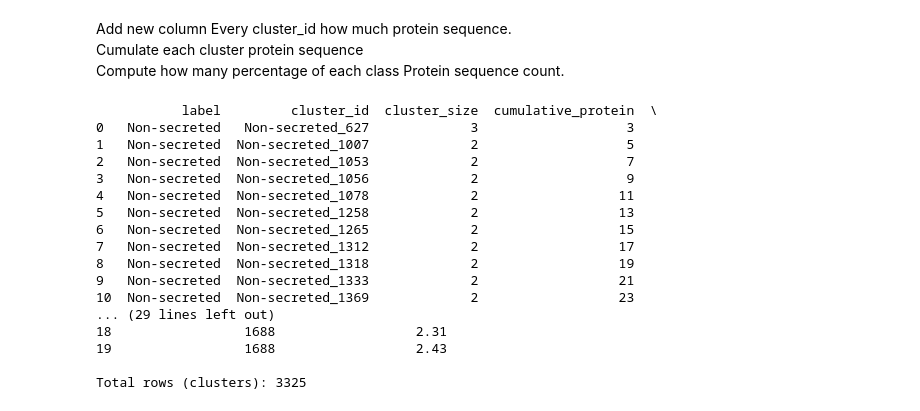
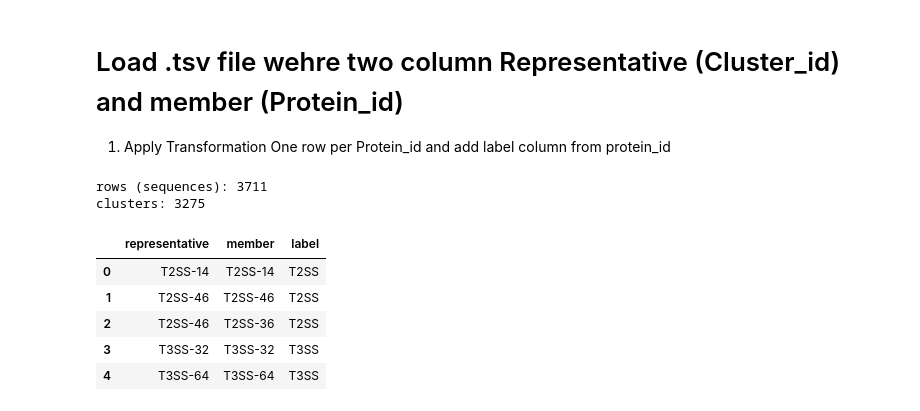
Before and after one commit to varshdin/Protein_Secretion_System_prediction, a Jupyter notebook: Scripts/sumit_secretion_prediction/Train_Test_Split/Formula_perform.ipynb, the cells around one changed output. Saved outputs shown, nothing was run; the diff lists cells and outputs as text; code cells hidden in the pictures.

```diff
--- a/Scripts/sumit_secretion_prediction/Train_Test_Split/Formula_perform.ipynb
+++ b/Scripts/sumit_secretion_prediction/Train_Test_Split/Formula_perform.ipynb
@@ -123,47 +109,21 @@ Total rows: 3651
 # %% [markdown]
-Add new column Every cluster_id how much protein sequence.<br>
-Cumulate each cluster protein sequence <br>
-Compute how many percentage of each class Protein sequence count. <br>
+# Load .tsv file wehre two column Representative (Cluster_id) and member (Protein_id)
+
+1. Apply Transformation One row per Protein_id  and add label column from protein_id
 # %%
-import pandas as pd
+tsv = pd.read_csv(TSV, sep='\t', header=None, names=['representative', 'member'])
+tsv['label'] = tsv['member'].str.rsplit('-', n=1).str[0]
 
-df = pd.read_csv('seq_cluster_class_final.csv',sep=";")  # your existing per-protein file
-
-# cluster-level size
-cluster_sizes = df.groupby(['label', 'cluster_id']).size().reset_index(name='cluster_size')
-
-# sort within each class by cluster_size descending — matches greedy bin-packing order
-cluster_sizes = cluster_sizes.sort_values(['label', 'cluster_size'], ascending=[True, False]).reset_index(drop=True)
-
-# cumulative protein count, RESETTING per class
-cluster_sizes['cumulative_protein'] = cluster_sizes.groupby('label')['cluster_size'].cumsum()
-
-# total proteins per class (constant across that class's rows)
-class_totals = cluster_sizes.groupby('label')['cluster_size'].sum()
-cluster_sizes['class_total_protein'] = cluster_sizes['label'].map(class_totals)
-
-# percentage coverage so far, within that class
-cluster_sizes['percentage_seq_cover'] = (cluster_sizes['cumulative_protein'] / cluster_sizes['class_total_protein'] * 100).round(2)
-
-cluster_sizes.to_csv('cluster_summary.csv', index=False, sep=';')
-print(cluster_sizes.head(20))
-print("\nTotal rows (clusters):", len(cluster_sizes))
+print("rows (sequences):", len(tsv))
+print("clusters:", tsv['representative'].nunique())
+tsv.head()
 # %% [output]
-           label         cluster_id  cluster_size  cumulative_protein  \
-0   Non-secreted   Non-secreted_627             3                   3
-1   Non-secreted  Non-secreted_1007             2                   5
-2   Non-secreted  Non-secreted_1053             2                   7
-3   Non-secreted  Non-secreted_1056             2                   9
-4   Non-secreted  Non-secreted_1078             2                  11
-5   Non-secreted  Non-secreted_1258             2                  13
-6   Non-secreted  Non-secreted_1265             2                  15
-7   Non-secreted  Non-secreted_1312             2                  17
-8   Non-secreted  Non-secreted_1318             2                  19
-9   Non-secreted  Non-secreted_1333             2                  21
-10  Non-secreted  Non-secreted_1369             2                  23
-... (29 lines left out)
-18                 1688                  2.31
-19                 1688                  2.43
-
-Total rows (clusters): 3325
+rows (sequences): 3711
+clusters: 3275
+|  | representative | member | label |
+| 0 | T2SS-14 | T2SS-14 | T2SS |
+| 1 | T2SS-46 | T2SS-46 | T2SS |
+| 2 | T2SS-46 | T2SS-36 | T2SS |
+| 3 | T3SS-32 | T3SS-32 | T3SS |
+| 4 | T3SS-64 | T3SS-64 | T3SS |
 # %% [markdown]
```
Also changed, not shown: parts of 17 cells of this notebook, 17 other files.
